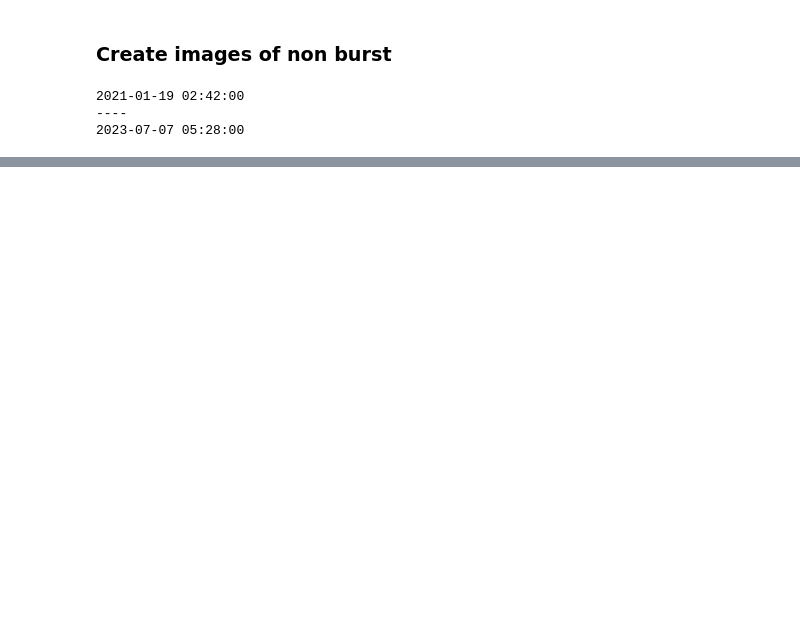
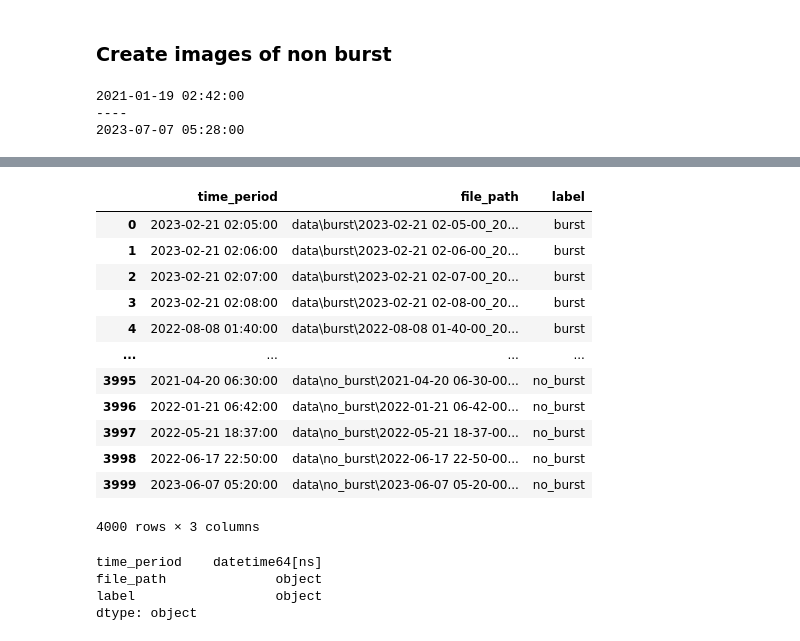
Before and after one commit to i4Ds/radio_sunburst_detector, a Jupyter notebook: data_generation.ipynb, the cells around one changed output, grey strips where cells are left out. Cells and saved outputs as stored; diff of their text form; code cells hidden in the pictures; blank space fills up the shorter version.

Commit message:
Change from directories to dataframes in gen&prep

```diff
--- a/data_generation.ipynb
+++ b/data_generation.ipynb
@@ -176,7 +188,7 @@ for index, burst_row in burst_list_filtered.iterrows():
                 # Attempt to retrieve the data and save it as an image
                 # Parameters: instrument_table, start date, end date, x-limits, y-limits, burst category, data type
                 print(image_num, " ", instrument_table, " ----- ", date, " to ", end_date, end = "\r")
-                get_data_save_as_img(
+                burst_df = get_data_save_as_img(
                     instrument=instrument_table,
                     start_datetime=date,
                     end_datetime=end_date,
@@ -184,7 +196,8 @@ for index, burst_row in burst_list_filtered.iterrows():
                     agg_function=None,
                     burst_type=burst_category,
                     min_shape=(200, 200),
-                    data_folder='data'
+                    data_folder='data',
+                    dataframe=burst_df
                 )
                 image_num += 1
                 if image_num >= TOTAL_IMAGE_NUM:
@@ -199,7 +230,7 @@ for index, burst_row in burst_list_filtered.iterrows():
 # %% [markdown]
 ### Create images of non burst
 # %%
-HOW_MANY_IMAGES = 300
+HOW_MANY_IMAGES = 2000
 ###
 MIN_START_TIME = burst_list_filtered.datetime_start.min() #burst_list_filtered.datetime_start.apply(lambda dt: dt.replace(hour=8, minute=0, second=0)).min()
 MAX_START_TIME = burst_list_filtered.datetime_start.max() - IMAGE_LENGTH #MIN_START_TIME + timedelta(hours=12) - IMAGE_LENGTH
@@ -244,7 +275,7 @@ while images_processed < HOW_MANY_IMAGES:
                     print(images_processed, " ", instrument_table, " ----- ", random_start_date, " to ", end_date)
                     # Attempt to retrieve the data and save it as an image
                     # Parameters: instrument_table, start date, end date, x-limits, y-limits, burst category, data type
-                    get_data_save_as_img(
+                    nonburst_df= get_data_save_as_img(
                         instrument_table,
                         random_start_date,
                         random_start_date + timedelta(minutes=1),
@@ -252,7 +283,8 @@ while images_processed < HOW_MANY_IMAGES:
                         agg_function=None,
                         burst_type='no_burst',
                         min_shape=(200, 200),
-                        data_folder='data'
+                        data_folder='data',
+                        dataframe=nonburst_df
                     )
                     # Increment the count of images processed
                     images_processed += 1
@@ -281,0 +358,25 @@ File downloaded successfully
+# %%
+main_df = pd.concat([burst_df, nonburst_df], axis=0, ignore_index=True)
+# %%
+main_df
+# %% [output]
+|  | time_period | file_path | label |
+| 0 | 2023-02-21 02:05:00 | data\burst\2023-02-21 02-05-00_20... | burst |
+| 1 | 2023-02-21 02:06:00 | data\burst\2023-02-21 02-06-00_20... | burst |
+| 2 | 2023-02-21 02:07:00 | data\burst\2023-02-21 02-07-00_20... | burst |
+| 3 | 2023-02-21 02:08:00 | data\burst\2023-02-21 02-08-00_20... | burst |
+| 4 | 2022-08-08 01:40:00 | data\burst\2022-08-08 01-40-00_20... | burst |
+| ... | ... | ... | ... |
+| 3995 | 2021-04-20 06:30:00 | data\no_burst\2021-04-20 06-30-00... | no_burst |
+| 3996 | 2022-01-21 06:42:00 | data\no_burst\2022-01-21 06-42-00... | no_burst |
+| 3997 | 2022-05-21 18:37:00 | data\no_burst\2022-05-21 18-37-00... | no_burst |
+| 3998 | 2022-06-17 22:50:00 | data\no_burst\2022-06-17 22-50-00... | no_burst |
+| 3999 | 2023-06-07 05:20:00 | data\no_burst\2023-06-07 05-20-00... | no_burst |
+4000 rows × 3 columns
+# %%
+print(main_df.dtypes)
+# %% [output]
+time_period    datetime64[ns]
+file_path              object
+label                  object
+dtype: object
```
Also changed, not shown: parts of 17 cells of this notebook, 8 other files.
